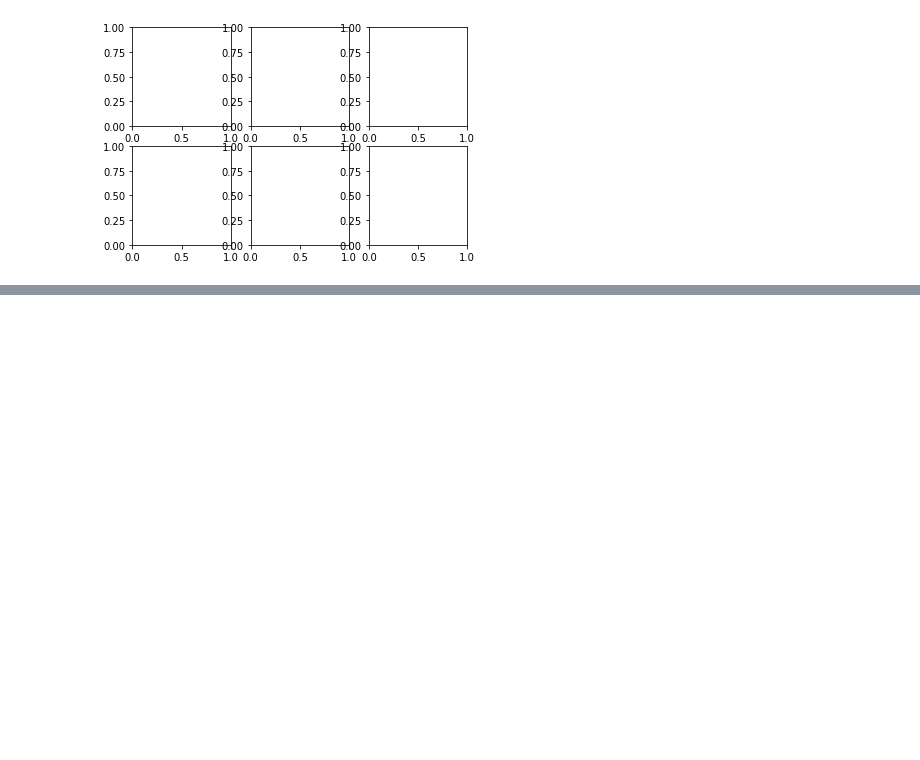
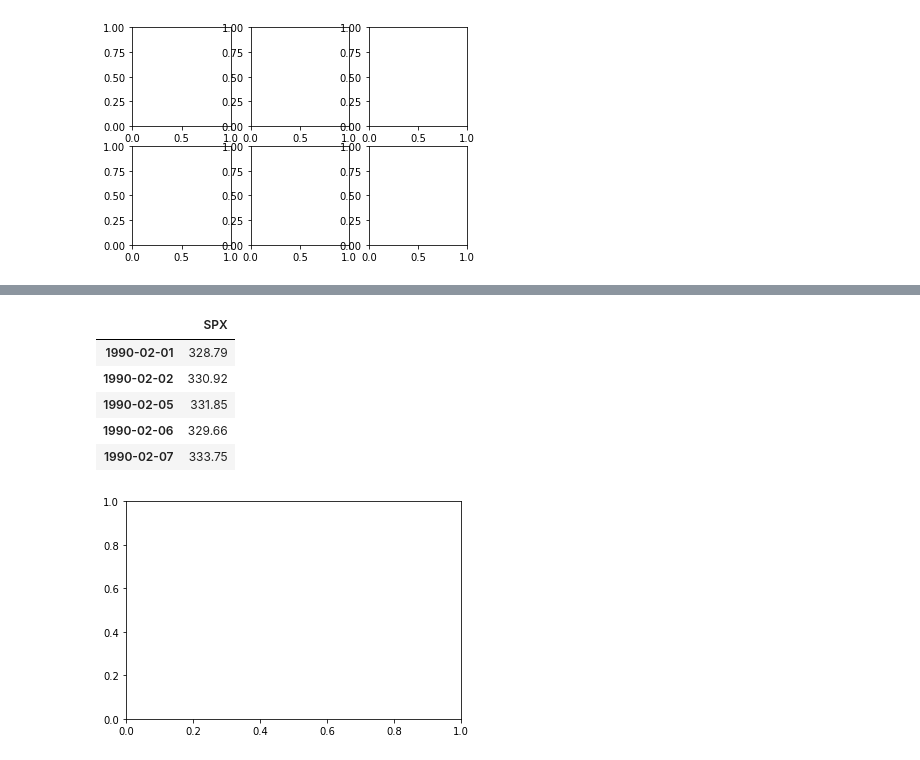
Before and after one commit to mengqi0315/python_for_data_analyst, a Jupyter notebook: My_python_for_data_analyst/char_09_1matplotlibAPI入门.ipynb, the cells around one changed output, grey strips where cells are left out. Drawn from its saved outputs; the diff is of its cells as text; code cells hidden in the pictures; blank space fills up the shorter version.

```diff
--- a/My_python_for_data_analyst/char_09_1matplotlibAPI入门.ipynb
+++ b/My_python_for_data_analyst/char_09_1matplotlibAPI入门.ipynb
@@ -97,0 +95,14 @@ ax.legend(loc='best')
+# %%
+path = 'D:\\test_git\python_data_analyst\My_python_for_data_analyst\data\spx.csv'
+fig = plt.figure()
+ax = fig.add_subplot(1,1,1)
+data = pd.read_csv(path,index_col=0,parse_dates=True)
+print(data.head())
+# %% [output]
+|  | SPX |
+| 1990-02-01 | 328.79 |
+| 1990-02-02 | 330.92 |
+| 1990-02-05 | 331.85 |
+| 1990-02-06 | 329.66 |
+| 1990-02-07 | 333.75 |
+[figure, added]
```
Also changed, not shown: parts of 9 cells of this notebook.
